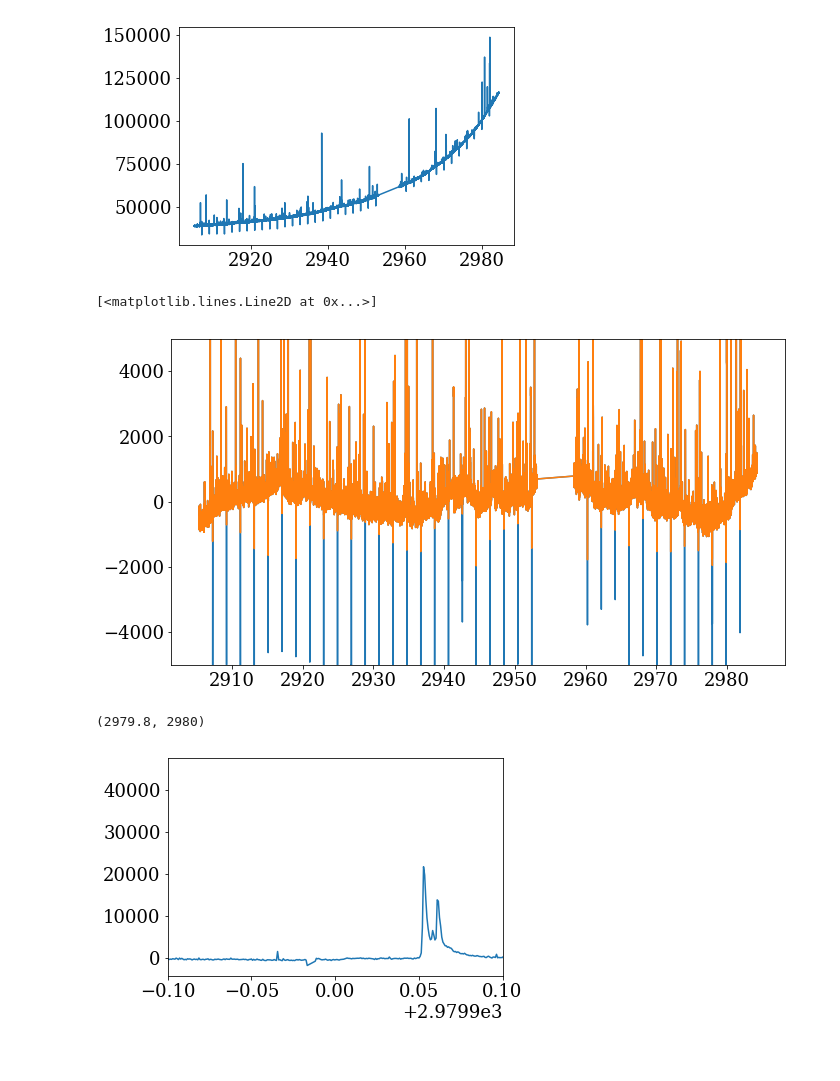
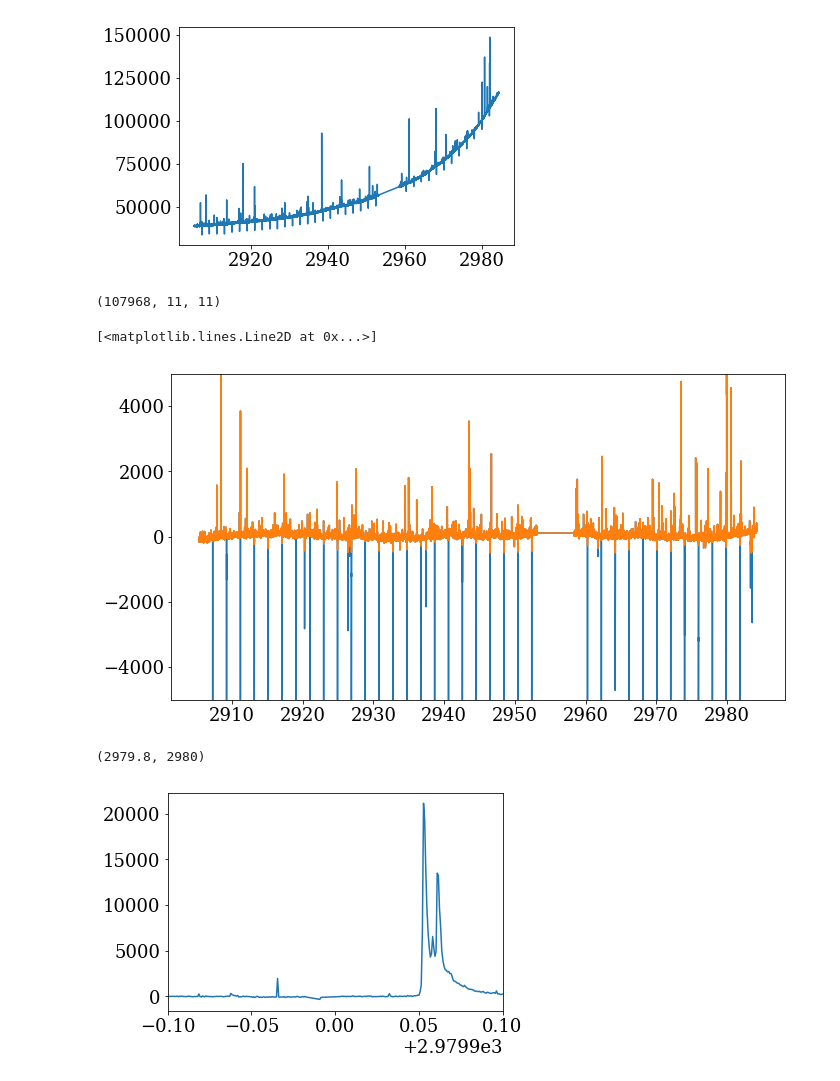
Before and after one commit to jradavenport/trappist-flares, a Jupyter notebook: Untitled.ipynb, the cells around one changed output. Saved outputs shown, nothing was run; the diff lists cells and outputs as text; code cells hidden in the pictures.

```diff
--- a/Untitled.ipynb
+++ b/Untitled.ipynb
@@ -107,26 +31,32 @@ plt.plot(f[1].data['TIME'], np.sum(f[1].data['FLUX'],axis=(1,2)))
 # %% [output]
 [<matplotlib.lines.Line2D at 0x...>]
 [figure]
+# %%
+np.shape(f[1].data['FLUX'][:,4:7 ])
+# %% [output]
+(107968, 11, 11)
 # %%
 time = f[1].data['TIME']
-fraw = np.sum(f[1].data['FLUX'],axis=(1,2))
+# fraw = np.sum(f[1].data['FLUX'],axis=(1,2))
+
+fraw = np.sum(f[1].data['FLUX'][:,3:7,4:8], axis=(1,2))
 
 fit = np.polyfit(time, fraw, 4)
 pp = np.poly1d(fit)
 
 plt.figure(figsize=(11,6))
 plt.plot(time, fraw - pp(time))
 plt.ylim(-5000, 5000)
 
-x = np.where((fraw - pp(time) > -2000))
+x = np.where((fraw - pp(time) > -500) & np.isreal(fraw) & np.isfinite(fraw))
 plt.plot(time[x], fraw[x] - pp(time[x]))
 # %% [output]
 [<matplotlib.lines.Line2D at 0x...>]
-[figure, old version]
+[figure, new version]
 # %%
-plt.plot(time[x], fraw[x] - pp(time[x]))
+plt.plot(time[x], (fraw[x] - pp(time[x])))
 plt.xlim(2979.8,2980)
 # the flare that Tom Barclay found already (as of 730am)
 # %% [output]
 (2979.8, 2980)
-[figure, old version]
+[figure, new version]
```
Also changed, not shown: parts of 13 cells of this notebook, 1 other file.
